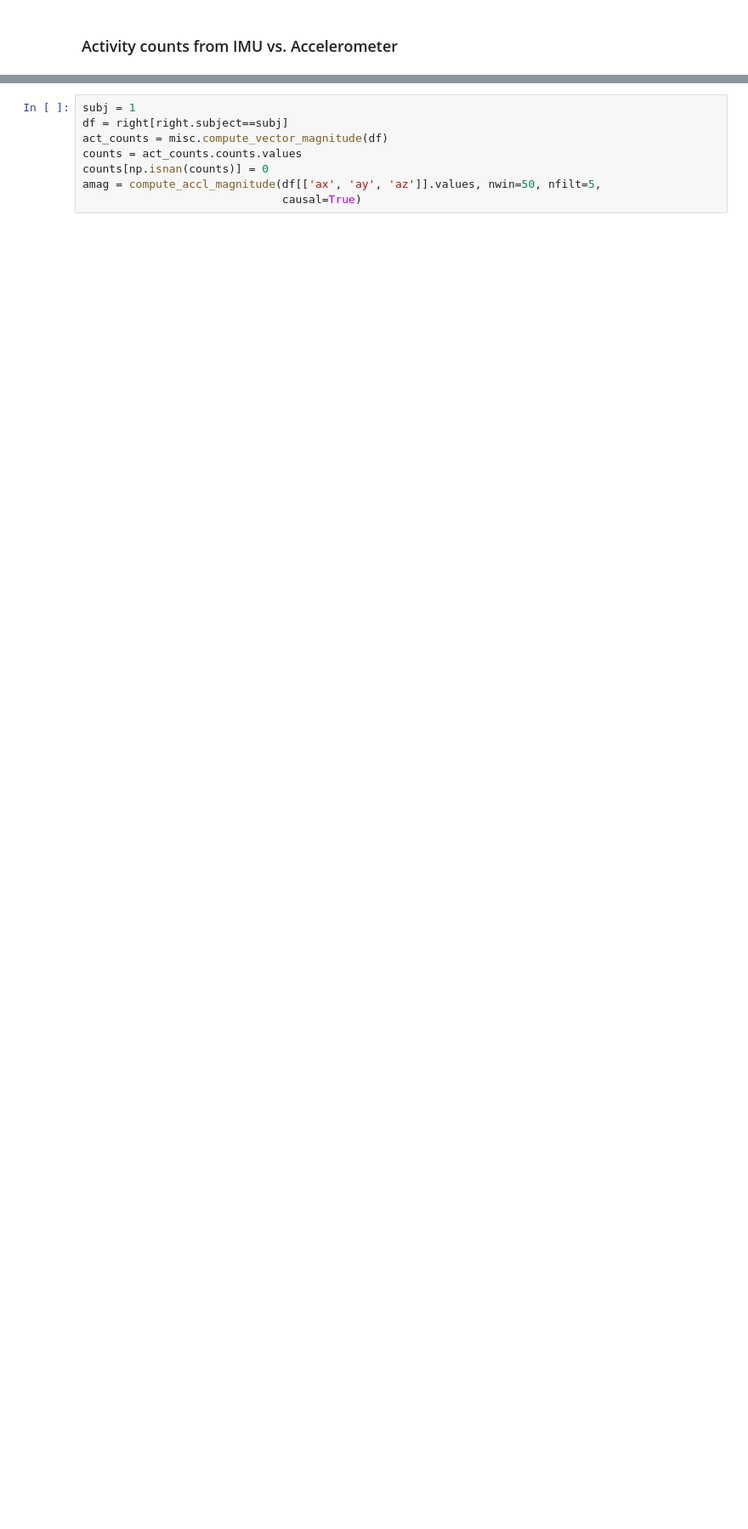
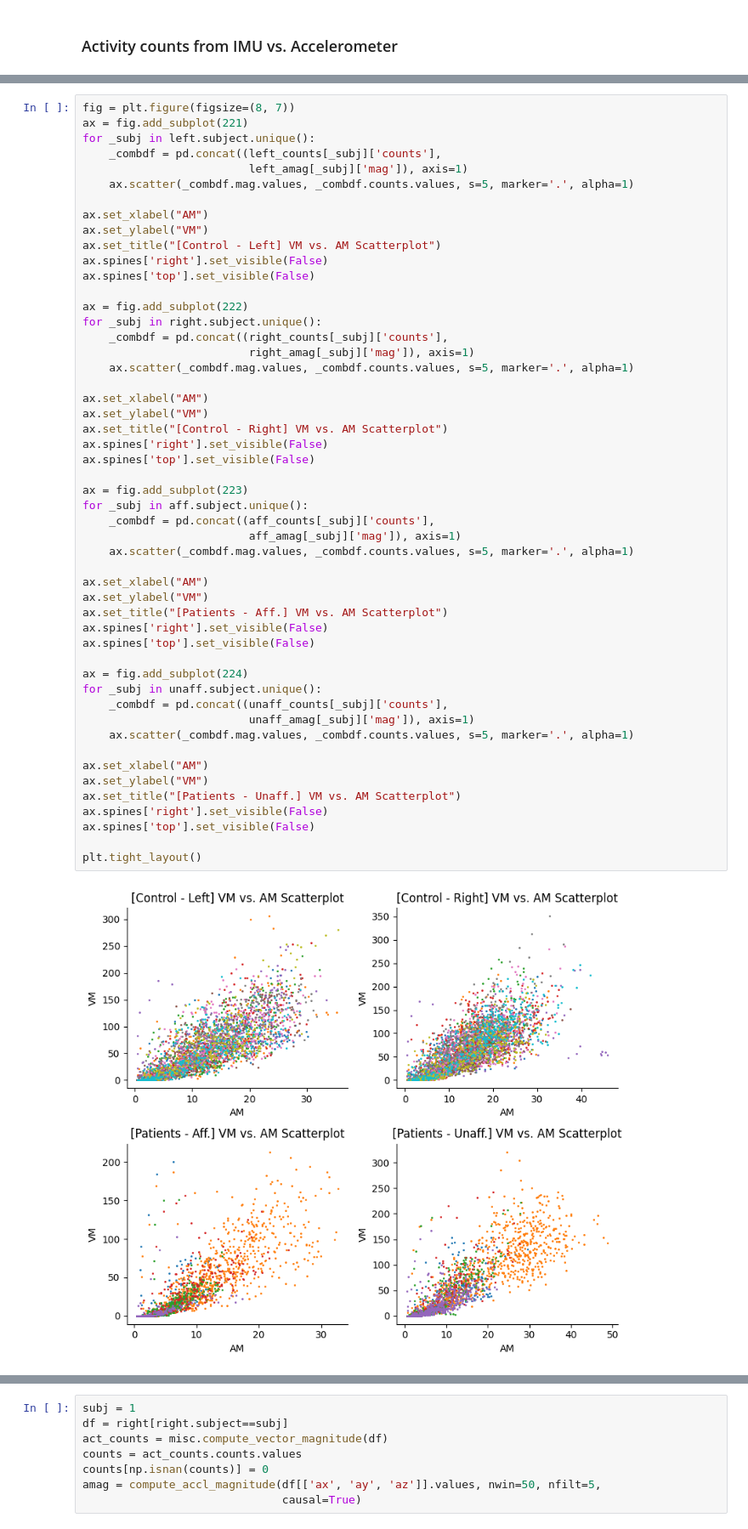
Before and after one commit to siva82kb/gmac, a Jupyter notebook: notebooks/gmac_with_only_accl.ipynb, the cells around one changed output, grey strips where cells are left out. Shown at 85% size. Drawn from its saved outputs; the diff is of its cells as text; blank space fills up the shorter version.

```diff
--- a/notebooks/gmac_with_only_accl.ipynb
+++ b/notebooks/gmac_with_only_accl.ipynb
@@ -182,0 +197,53 @@ def compute_accl_magnitude(accl: np.array, nwin: int=50, nfilt: int=5, causal: b
+# %%
+fig = plt.figure(figsize=(8, 7))
+ax = fig.add_subplot(221)
+for _subj in left.subject.unique():
+    _combdf = pd.concat((left_counts[_subj]['counts'],
+                         left_amag[_subj]['mag']), axis=1)
+    ax.scatter(_combdf.mag.values, _combdf.counts.values, s=5, marker='.', alpha=1)
+
+ax.set_xlabel("AM")
+ax.set_ylabel("VM")
+ax.set_title("[Control - Left] VM vs. AM Scatterplot")
+ax.spines['right'].set_visible(False)
+ax.spines['top'].set_visible(False)
+
+ax = fig.add_subplot(222)
+for _subj in right.subject.unique():
+    _combdf = pd.concat((right_counts[_subj]['counts'],
+                         right_amag[_subj]['mag']), axis=1)
+    ax.scatter(_combdf.mag.values, _combdf.counts.values, s=5, marker='.', alpha=1)
+
+ax.set_xlabel("AM")
+ax.set_ylabel("VM")
+ax.set_title("[Control - Right] VM vs. AM Scatterplot")
+ax.spines['right'].set_visible(False)
+ax.spines['top'].set_visible(False)
+
+ax = fig.add_subplot(223)
+for _subj in aff.subject.unique():
+    _combdf = pd.concat((aff_counts[_subj]['counts'],
+                         aff_amag[_subj]['mag']), axis=1)
+    ax.scatter(_combdf.mag.values, _combdf.counts.values, s=5, marker='.', alpha=1)
+
+ax.set_xlabel("AM")
+ax.set_ylabel("VM")
+ax.set_title("[Patients - Aff.] VM vs. AM Scatterplot")
+ax.spines['right'].set_visible(False)
+ax.spines['top'].set_visible(False)
+
+ax = fig.add_subplot(224)
+for _subj in unaff.subject.unique():
+    _combdf = pd.concat((unaff_counts[_subj]['counts'],
+                         unaff_amag[_subj]['mag']), axis=1)
+    ax.scatter(_combdf.mag.values, _combdf.counts.values, s=5, marker='.', alpha=1)
+
+ax.set_xlabel("AM")
+ax.set_ylabel("VM")
+ax.set_title("[Patients - Unaff.] VM vs. AM Scatterplot")
+ax.spines['right'].set_visible(False)
+ax.spines['top'].set_visible(False)
+
+plt.tight_layout()
+# %% [output]
+[figure, added]
```
Also changed, not shown: parts of 93 cells of this notebook, 1 other file.
